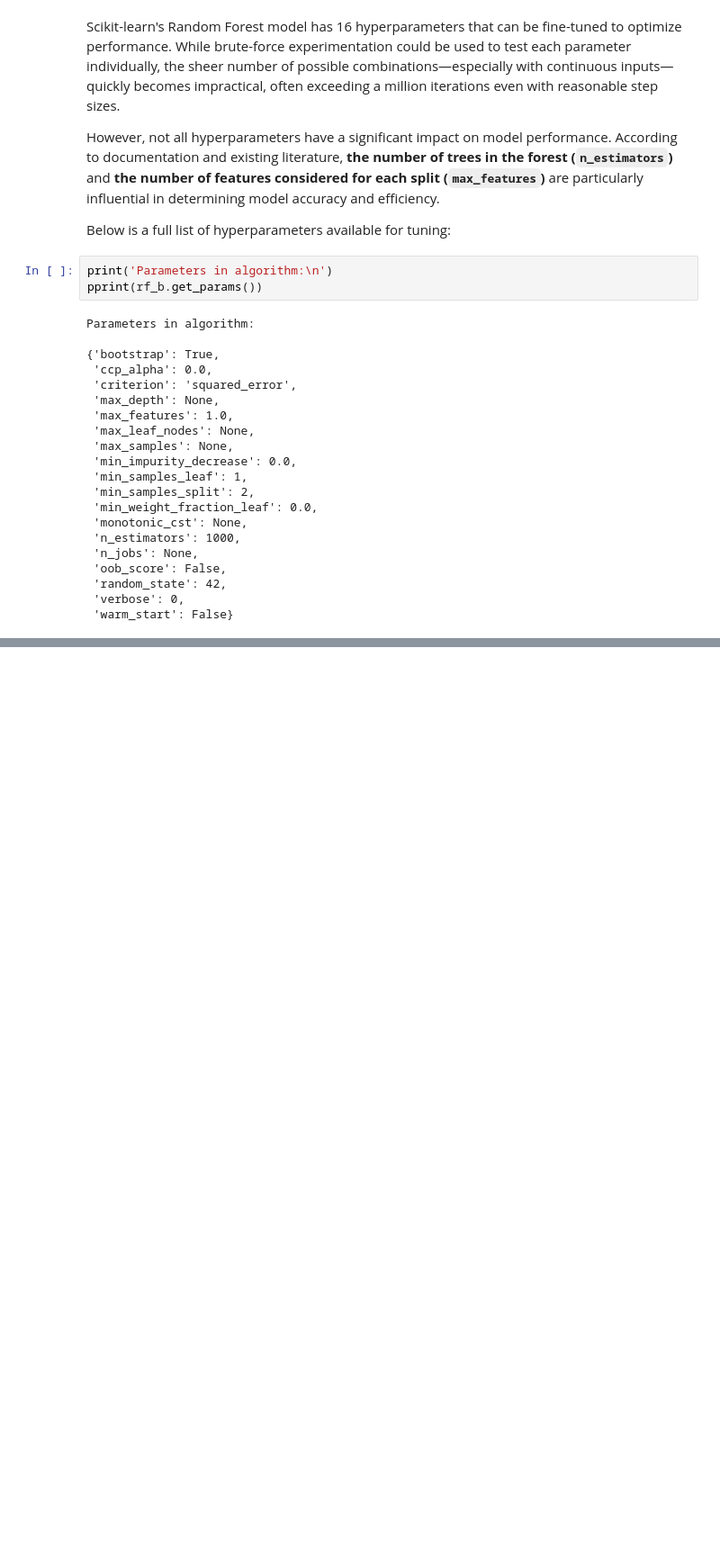
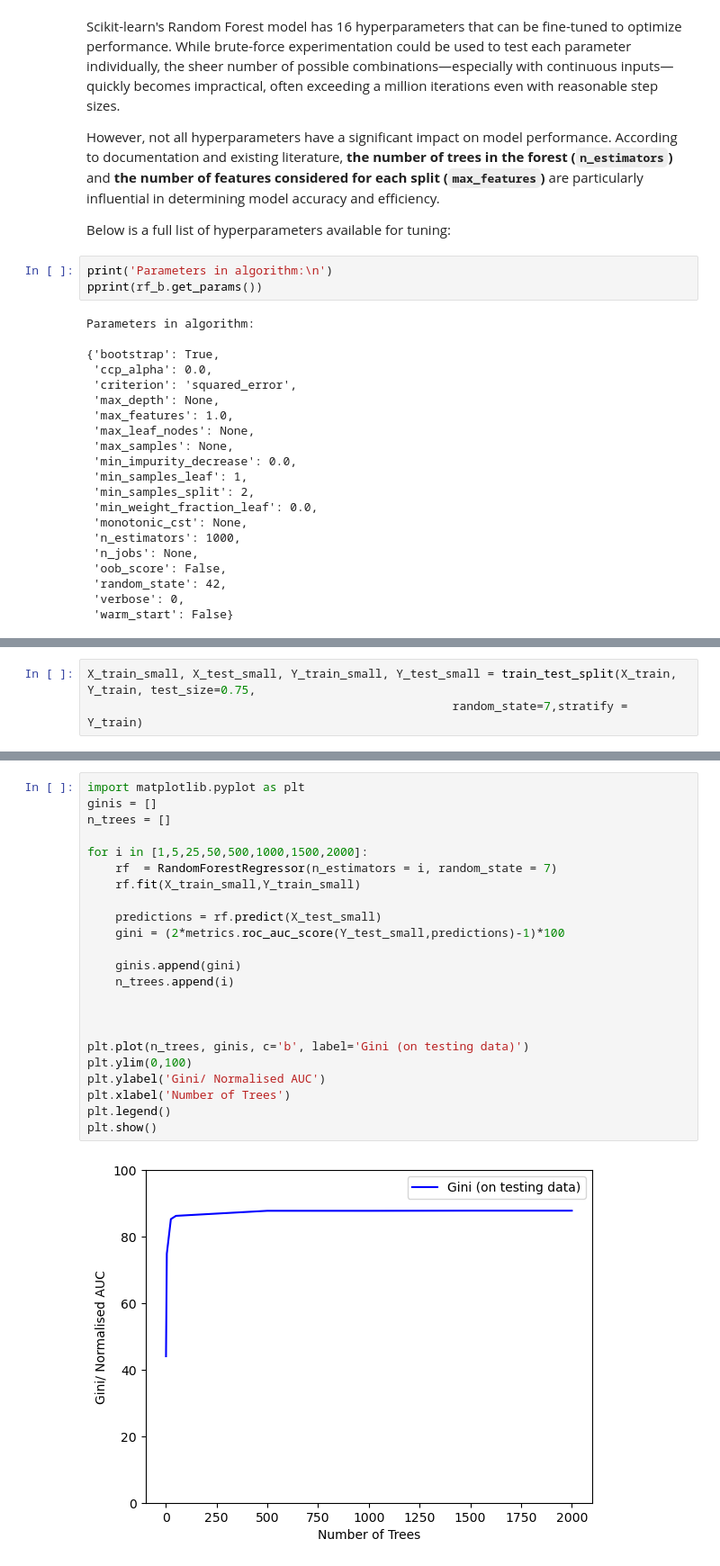
Before and after one commit to Yukitoshi12345/Bank-Marketing-Analysis, a Jupyter notebook: random_forest.ipynb, the cells around one changed output, grey strips where cells are left out. Shown: that part at 90% size. Saved outputs shown, nothing was run; the diff lists cells and outputs as text; blank space fills up the shorter version.

Commit message:
updated random forest codes

```diff
--- a/random_forest.ipynb
+++ b/random_forest.ipynb
@@ -132,0 +145,3 @@ Parameters in algorithm:
+# %%
+X_train_small, X_test_small, Y_train_small, Y_test_small = train_test_split(X_train, Y_train, test_size=0.75,
+                                                    random_state=7,stratify = Y_train)
@@ -132,0 +171,25 @@ Parameters in algorithm:
+# %%
+import matplotlib.pyplot as plt
+ginis = []
+n_trees = []
+
+for i in [1,5,25,50,500,1000,1500,2000]:
+    rf  = RandomForestRegressor(n_estimators = i, random_state = 7)
+    rf.fit(X_train_small,Y_train_small)
+
+    predictions = rf.predict(X_test_small)
+    gini = (2*metrics.roc_auc_score(Y_test_small,predictions)-1)*100
+
+    ginis.append(gini)
+    n_trees.append(i)
+
+
+
+plt.plot(n_trees, ginis, c='b', label='Gini (on testing data)')
+plt.ylim(0,100)
+plt.ylabel('Gini/ Normalised AUC')
+plt.xlabel('Number of Trees')
+plt.legend()
+plt.show()
+# %% [output]
+[figure, added]
```
Also changed, not shown: parts of 8 cells of this notebook.
